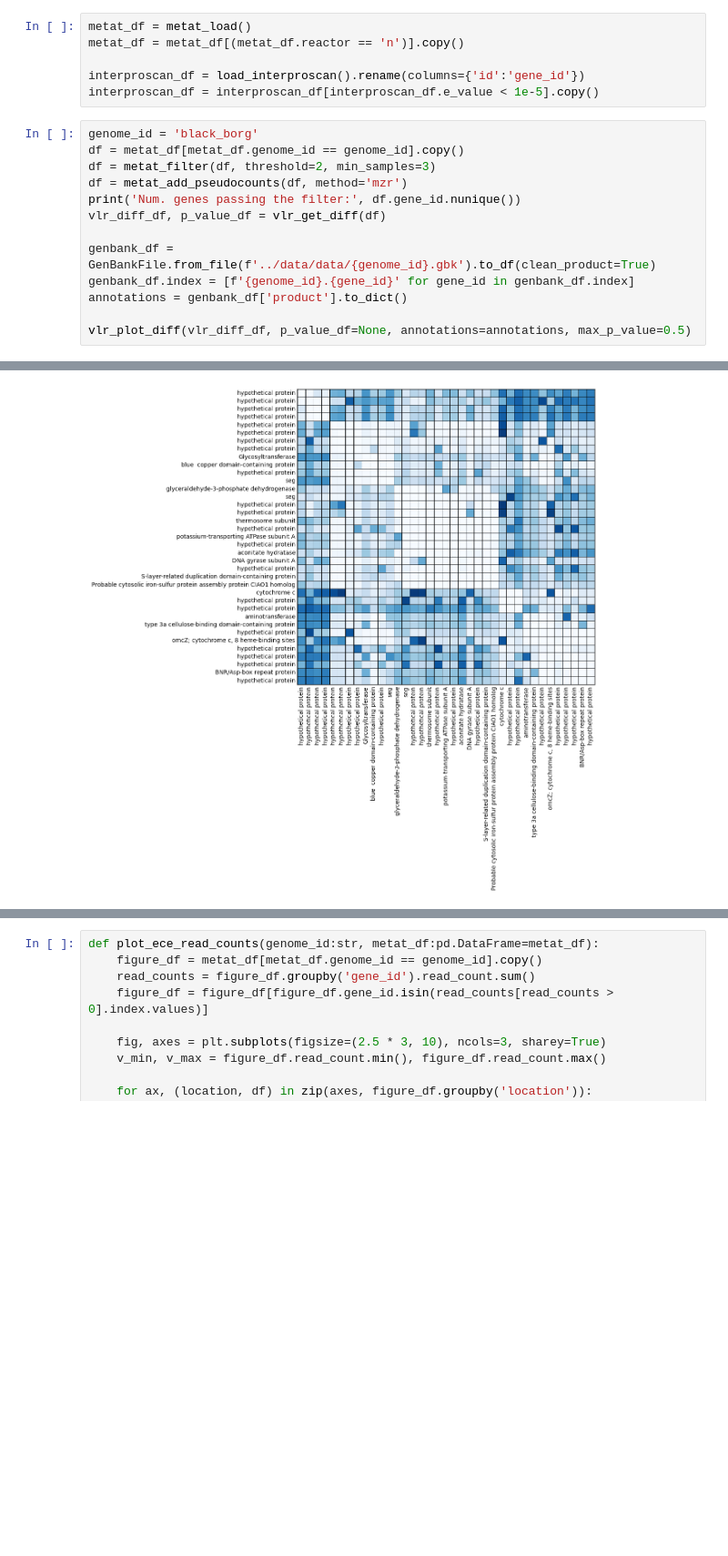
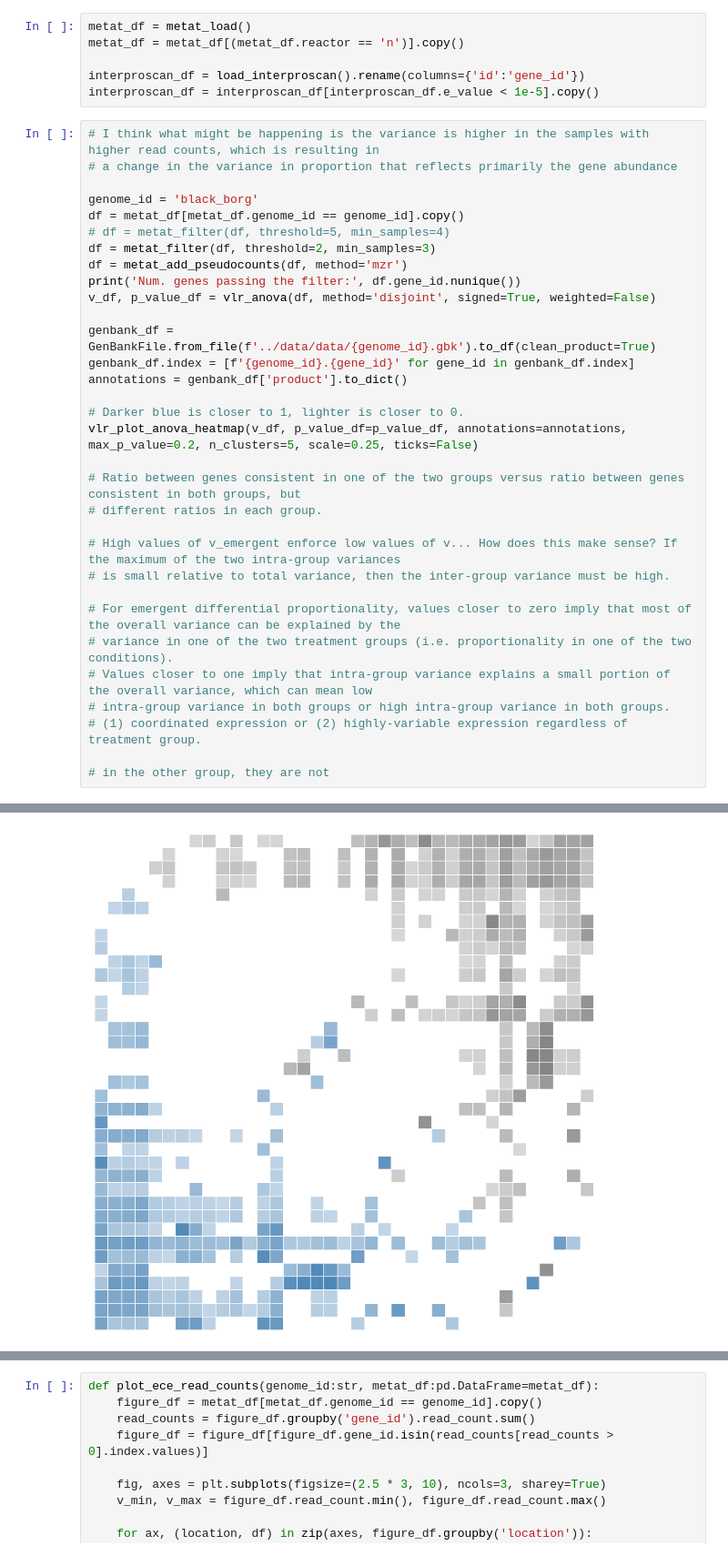
Before and after one commit to pipparichter/banfield, a Jupyter notebook: notebooks/sandbox-2.1.ipynb, the cells around one changed output, grey strips where cells are left out. Shown at 91% size. Drawn from its saved outputs; the diff is of its cells as text; blank space fills up the shorter version.

```diff
--- a/notebooks/sandbox-2.1.ipynb
+++ b/notebooks/sandbox-2.1.ipynb
@@ -85,17 +36,36 @@ metat_df = metat_df[(metat_df.reactor == 'n')].copy()
 interproscan_df = load_interproscan().rename(columns={'id':'gene_id'})
 interproscan_df = interproscan_df[interproscan_df.e_value < 1e-5].copy()
 # %%
+# I think what might be happening is the variance is higher in the samples with higher read counts, which is resulting in
+# a change in the variance in proportion that reflects primarily the gene abundance
+
 genome_id = 'black_borg'
 df = metat_df[metat_df.genome_id == genome_id].copy()
+# df = metat_filter(df, threshold=5, min_samples=4)
 df = metat_filter(df, threshold=2, min_samples=3)
 df = metat_add_pseudocounts(df, method='mzr')
 print('Num. genes passing the filter:', df.gene_id.nunique())
-vlr_diff_df, p_value_df = vlr_get_diff(df)
+v_df, p_value_df = vlr_anova(df, method='disjoint', signed=True, weighted=False)
 
 genbank_df = GenBankFile.from_file(f'../data/data/{genome_id}.gbk').to_df(clean_product=True)
 genbank_df.index = [f'{genome_id}.{gene_id}' for gene_id in genbank_df.index]
 annotations = genbank_df['product'].to_dict()
 
-vlr_plot_diff(vlr_diff_df, p_value_df=None, annotations=annotations, max_p_value=0.5)
+# Darker blue is closer to 1, lighter is closer to 0.
+vlr_plot_anova_heatmap(v_df, p_value_df=p_value_df, annotations=annotations, max_p_value=0.2, n_clusters=5, scale=0.25, ticks=False)
+
+# Ratio between genes consistent in one of the two groups versus ratio between genes consistent in both groups, but
+# different ratios in each group.
+
+# High values of v_emergent enforce low values of v... How does this make sense? If the maximum of the two intra-group variances
+# is small relative to total variance, then the inter-group variance must be high.
+
+# For emergent differential proportionality, values closer to zero imply that most of the overall variance can be explained by the
+# variance in one of the two treatment groups (i.e. proportionality in one of the two conditions).
+# Values closer to one imply that intra-group variance explains a small portion of the overall variance, which can mean low
+# intra-group variance in both groups or high intra-group variance in both groups.
+# (1) coordinated expression or (2) highly-variable expression regardless of treatment group.
+
+# in the other group, they are not
 # %% [output]
 Num. genes passing the filter: 37
@@ -102 +73 @@ Num. genes passing the filter: 37
-[figure, old version]
+[figure, new version]
```
Also changed, not shown: parts of 6 cells of this notebook, 2 other files.
